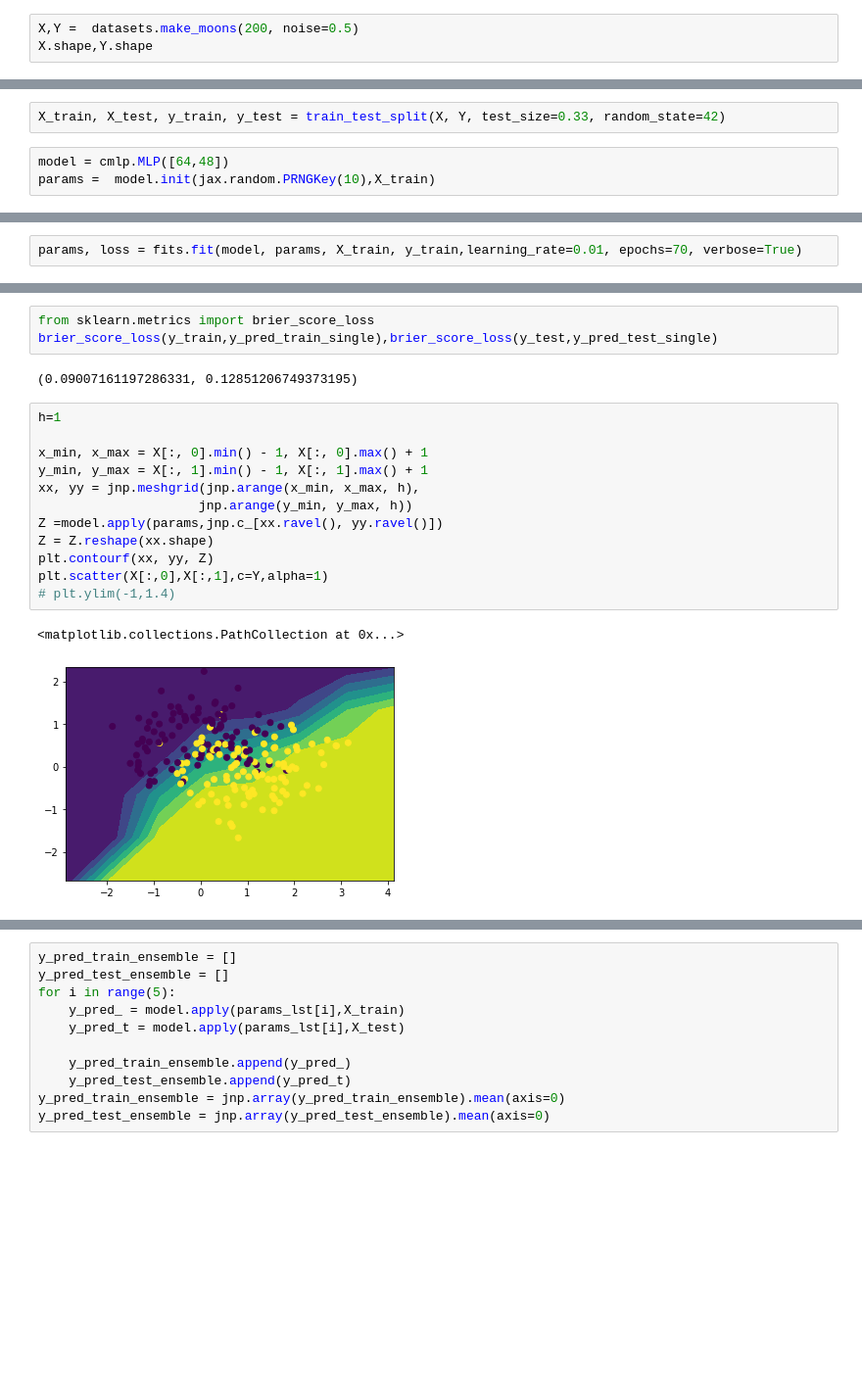
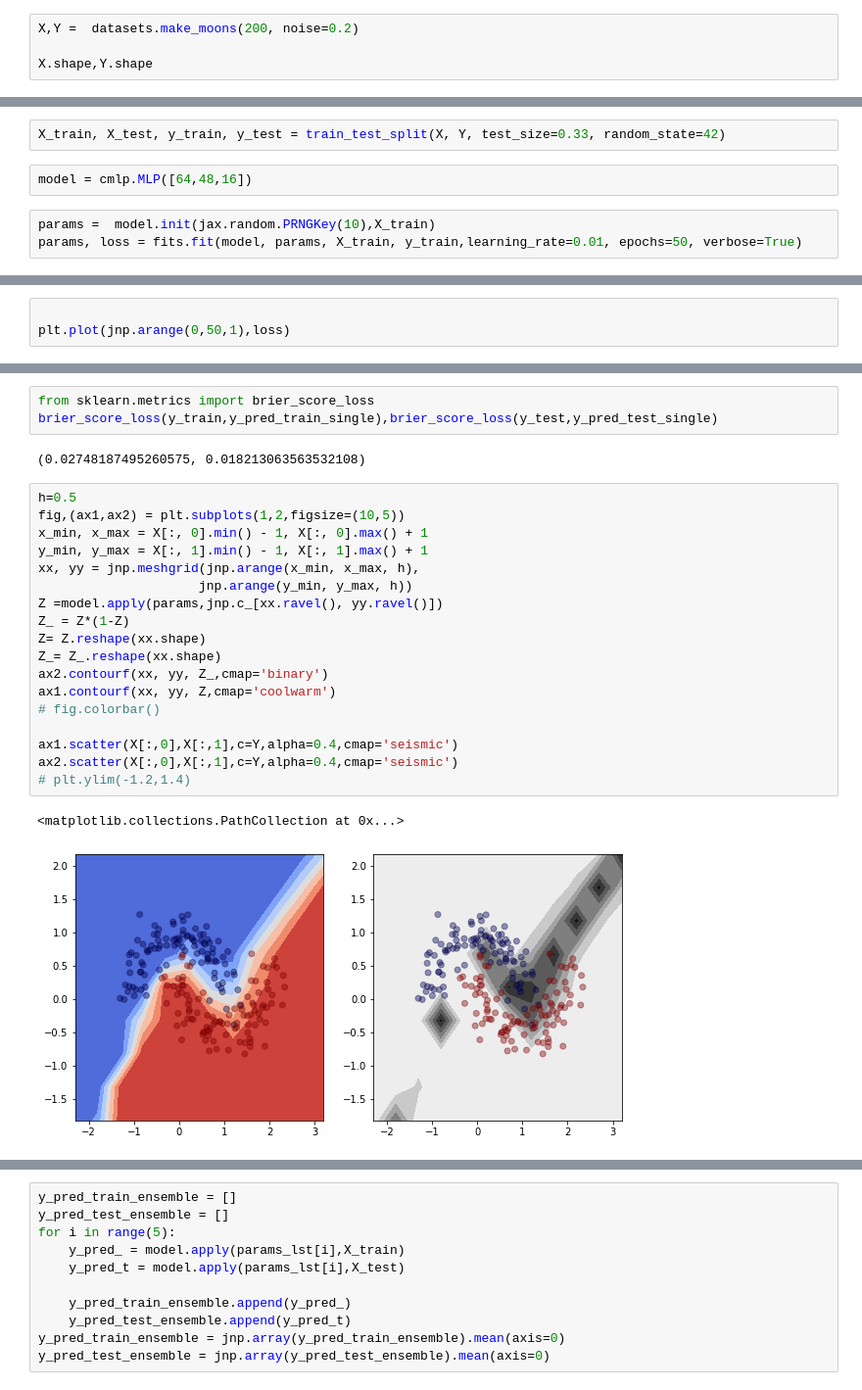
Before and after one commit to AnandShegde/bnn-zoo, a Jupyter notebook: notebooks/classification/deep ensemble makemoons.ipynb, the cells around one changed output, grey strips where cells are left out. Shown: that part at 98% size. Drawn from its saved outputs; the diff is of its cells as text; blank space fills up the shorter version.

```diff
--- a/notebooks/classification/deep ensemble makemoons.ipynb
+++ b/notebooks/classification/deep ensemble makemoons.ipynb
@@ -13,5 +16,6 @@ from sklearn.model_selection import train_test_split
 # %%
-X,Y =  datasets.make_moons(200, noise=0.5)
+X,Y =  datasets.make_moons(200, noise=0.2)
+
 X.shape,Y.shape
 # %% [output]
 ((200, 2), (200,))
@@ -23,5 +27,7 @@ sns.despine()
 # %%
 X_train, X_test, y_train, y_test = train_test_split(X, Y, test_size=0.33, random_state=42)
 # %%
-model = cmlp.MLP([64,48])
-params =  model.init(jax.random.PRNGKey(10),X_train)
+model = cmlp.MLP([64,48,16])
+# %%
+params =  model.init(jax.random.PRNGKey(10),X_train)
+params, loss = fits.fit(model, params, X_train, y_train,learning_rate=0.01, epochs=50, verbose=True)
@@ -28,3 +46,4 @@ params =  model.init(jax.random.PRNGKey(10),X_train)
 # %%
-params, loss = fits.fit(model, params, X_train, y_train,learning_rate=0.01, epochs=70, verbose=True)
+
+plt.plot(jnp.arange(0,50,1),loss)
 # %% [output]
@@ -51,22 +64,28 @@ plt.scatter(X_train[:,0],X_train[:,1],c=y_pred)
 from sklearn.metrics import brier_score_loss
 brier_score_loss(y_train,y_pred_train_single),brier_score_loss(y_test,y_pred_test_single)
 # %% [output]
-(0.09007161197286331, 0.12851206749373195)
+(0.02748187495260575, 0.018213063563532108)
 # %%
-h=1
-
+h=0.5
+fig,(ax1,ax2) = plt.subplots(1,2,figsize=(10,5))
 x_min, x_max = X[:, 0].min() - 1, X[:, 0].max() + 1
 y_min, y_max = X[:, 1].min() - 1, X[:, 1].max() + 1
 xx, yy = jnp.meshgrid(jnp.arange(x_min, x_max, h),
                      jnp.arange(y_min, y_max, h))
 Z =model.apply(params,jnp.c_[xx.ravel(), yy.ravel()])
-Z = Z.reshape(xx.shape)
-plt.contourf(xx, yy, Z)
-plt.scatter(X[:,0],X[:,1],c=Y,alpha=1)
-# plt.ylim(-1,1.4)
+Z_ = Z*(1-Z)
+Z= Z.reshape(xx.shape)
+Z_= Z_.reshape(xx.shape)
+ax2.contourf(xx, yy, Z_,cmap='binary')
+ax1.contourf(xx, yy, Z,cmap='coolwarm')
+# fig.colorbar()
+
+ax1.scatter(X[:,0],X[:,1],c=Y,alpha=0.4,cmap='seismic')
+ax2.scatter(X[:,0],X[:,1],c=Y,alpha=0.4,cmap='seismic')
+# plt.ylim(-1.2,1.4)
 # %% [output]
 <matplotlib.collections.PathCollection at 0x...>
-[figure, old version]
+[figure, new version]
 # %%
 params_lst= []
 loss_lst =[]
```
Also changed, not shown: parts of 10 cells of this notebook.
